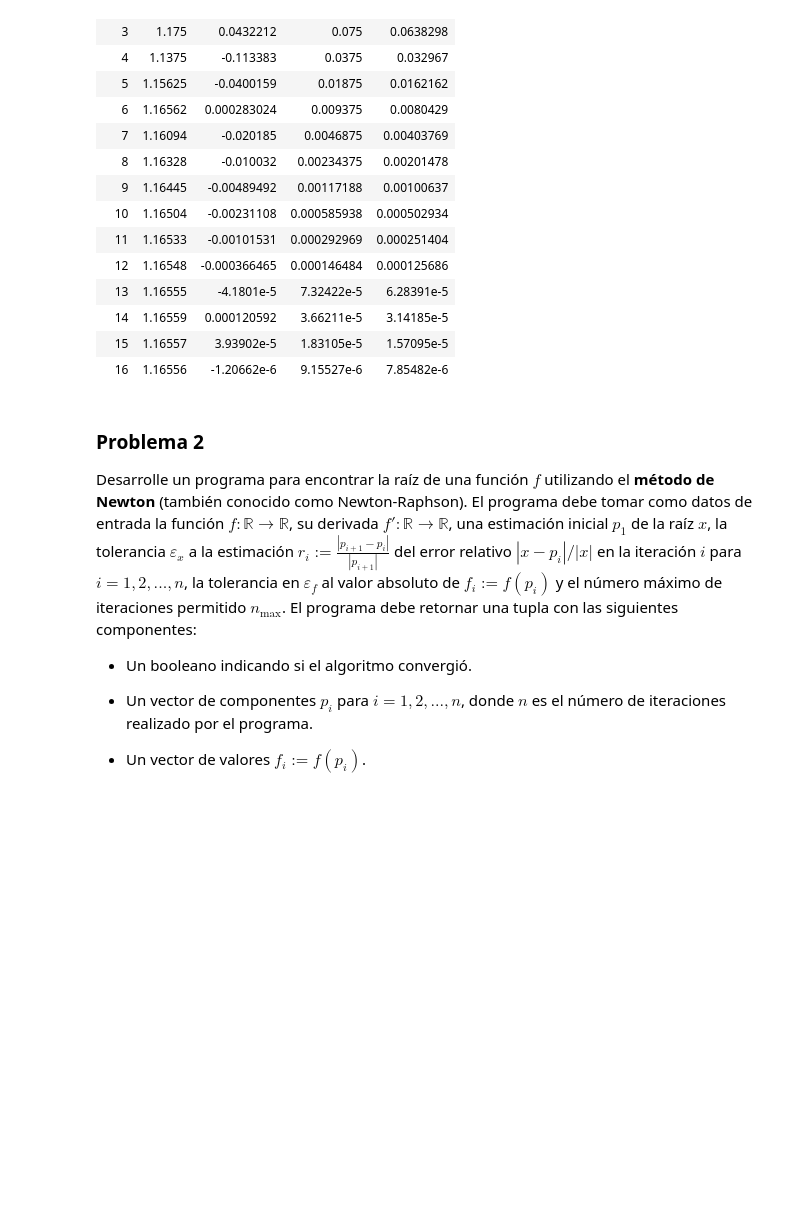
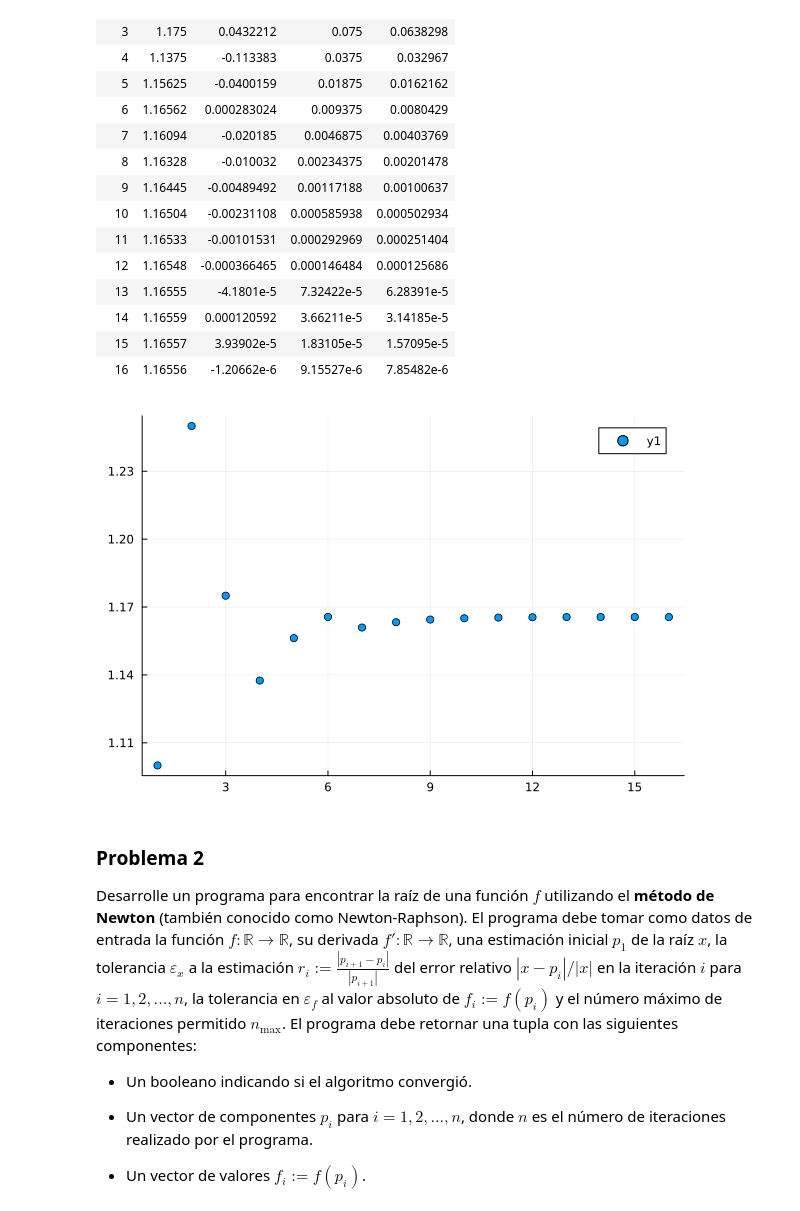
Before and after one commit to martingabrielgomez/Metodos_Numericos, a Jupyter notebook: guia-2-2024.ipynb, the cells around one changed output. Drawn from its saved outputs; the diff is of its cells as text; code cells hidden in the pictures; blank space fills up the shorter version.

```diff
--- a/guia-2-2024.ipynb
+++ b/guia-2-2024.ipynb
@@ -159,7 +158,9 @@ data = DataFrame(p_i = vect_pi, f_i= vect_f,error_abs = vect_eabs,error_rel = ve
 | 16 | 1.16556 | -1.20662e-6 | 9.15527e-6 | 7.85482e-6 |
 # %%
 n = length(vect_pi)
-scatter(1:n,i->abs(vect_pi[i]),yscale =:log10)
+scatter(1:n,i->abs(vect_pi[i]),yscale =:identity)
+# %% [output]
+[figure, added]
 # %% [markdown]
 ### Problema 2
 
```
Also changed, not shown: parts of 18 cells of this notebook.
